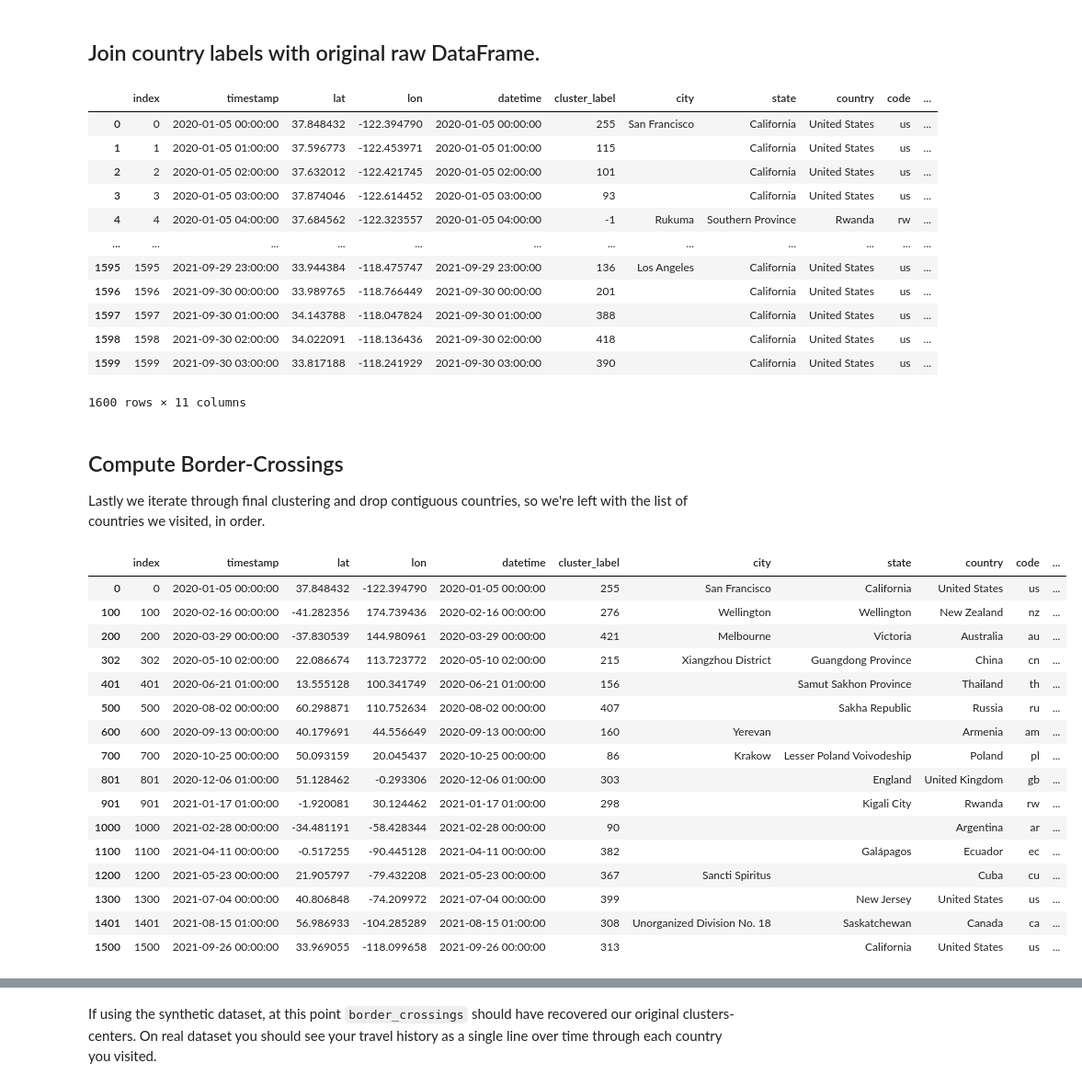
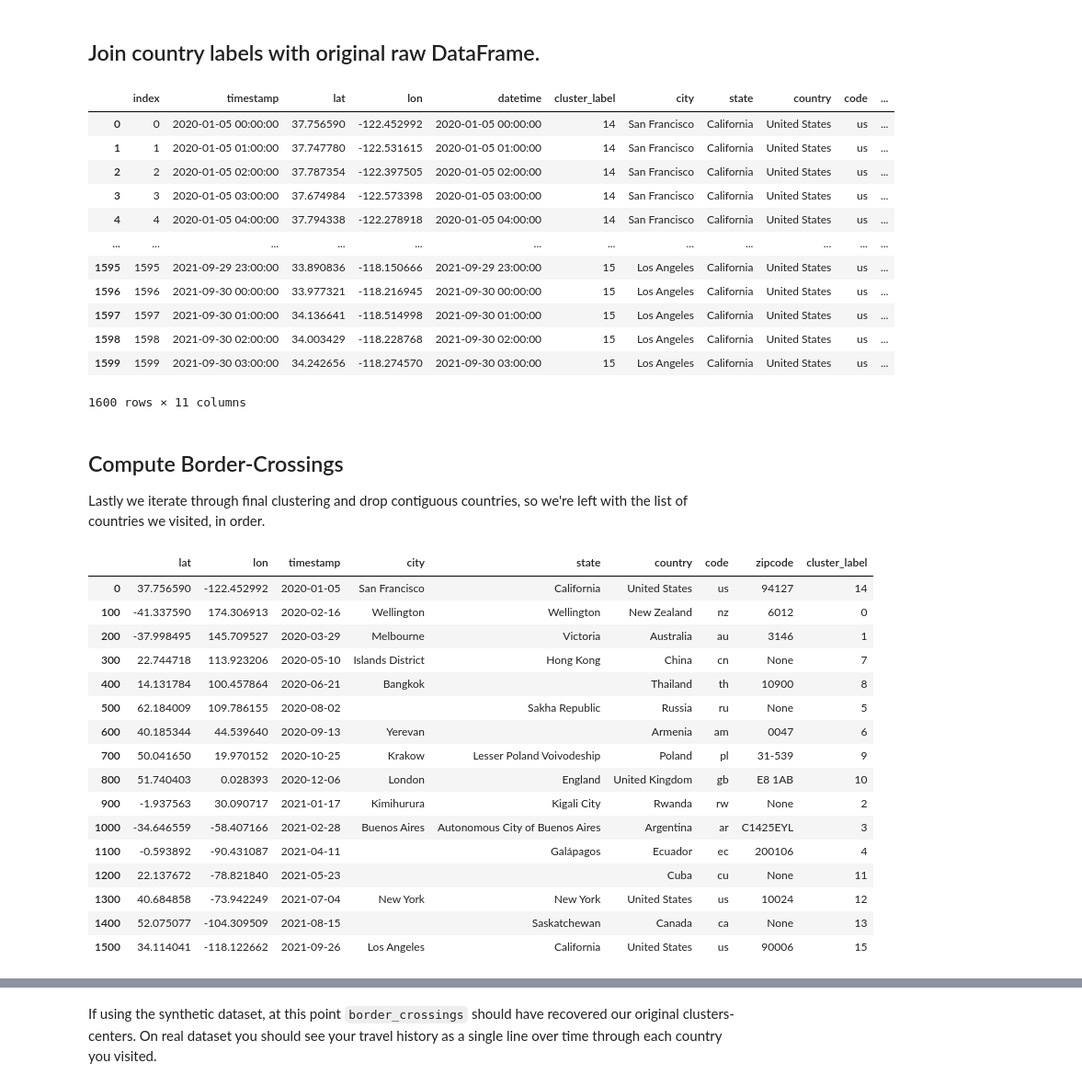
Before and after one commit to jscholz/gps_border_crossing, a Jupyter notebook: location_analyzer.ipynb, the cells around one changed output, grey strips where cells are left out. Shown at 92% size. Cells and saved outputs as stored; diff of their text form; code cells hidden in the pictures.

```diff
--- a/location_analyzer.ipynb
+++ b/location_analyzer.ipynb
@@ -411,7 +412,7 @@ def dbscan_reduce(
 ## Slice / Filter the dataset before clustering it
 # %%
 # Filter all data before the date we need.
-df_filtered = df_gps[df_gps.timestamp > '2018-01-01'].reset_index()
+df_filtered = df_gps[df_gps.timestamp > '2019-01-01'].reset_index()
 # df_filtered = df_gps  # No filtering
 df_filtered
 # %% [output]
@@ -502,7 +503,7 @@ plt.show()
 
 # First cluster the full gps location history data set coarsely, with epsilon=5km in radians.
 df_clusters, df_labeled, db = dbscan_reduce(
-    df_filtered, cluster_radius=1, min_cluster_size=2, min_samples=1)
+    df_filtered, cluster_radius=50, min_cluster_size=10, min_samples=1)
 df_clusters
 
 # Uncomment to visualize the clustering results:
@@ -641,17 +637,17 @@ df_final = df_labeled.join(
 df_final
 # %% [output]
 |  | index | timestamp | lat | lon | datetime | cluster_label | city | state | country | code | ... |
-| 0 | 0 | 2020-01-05 00:00:00 | 37.848432 | -122.394790 | 2020-01-05 00:00:00 | 255 | San Francisco | California | United States | us | ... |
-| 1 | 1 | 2020-01-05 01:00:00 | 37.596773 | -122.453971 | 2020-01-05 01:00:00 | 115 |  | California | United States | us | ... |
-| 2 | 2 | 2020-01-05 02:00:00 | 37.632012 | -122.421745 | 2020-01-05 02:00:00 | 101 |  | California | United States | us | ... |
-| 3 | 3 | 2020-01-05 03:00:00 | 37.874046 | -122.614452 | 2020-01-05 03:00:00 | 93 |  | California | United States | us | ... |
-| 4 | 4 | 2020-01-05 04:00:00 | 37.684562 | -122.323557 | 2020-01-05 04:00:00 | -1 | Rukuma | Southern Province | Rwanda | rw | ... |
+| 0 | 0 | 2020-01-05 00:00:00 | 37.756590 | -122.452992 | 2020-01-05 00:00:00 | 14 | San Francisco | California | United States | us | ... |
+| 1 | 1 | 2020-01-05 01:00:00 | 37.747780 | -122.531615 | 2020-01-05 01:00:00 | 14 | San Francisco | California | United States | us | ... |
+| 2 | 2 | 2020-01-05 02:00:00 | 37.787354 | -122.397505 | 2020-01-05 02:00:00 | 14 | San Francisco | California | United States | us | ... |
+| 3 | 3 | 2020-01-05 03:00:00 | 37.674984 | -122.573398 | 2020-01-05 03:00:00 | 14 | San Francisco | California | United States | us | ... |
+| 4 | 4 | 2020-01-05 04:00:00 | 37.794338 | -122.278918 | 2020-01-05 04:00:00 | 14 | San Francisco | California | United States | us | ... |
 | ... | ... | ... | ... | ... | ... | ... | ... | ... | ... | ... | ... |
-| 1595 | 1595 | 2021-09-29 23:00:00 | 33.944384 | -118.475747 | 2021-09-29 23:00:00 | 136 | Los Angeles | California | United States | us | ... |
-| 1596 | 1596 | 2021-09-30 00:00:00 | 33.989765 | -118.766449 | 2021-09-30 00:00:00 | 201 |  | California | United States | us | ... |
-| 1597 | 1597 | 2021-09-30 01:00:00 | 34.143788 | -118.047824 | 2021-09-30 01:00:00 | 388 |  | California | United States | us | ... |
-| 1598 | 1598 | 2021-09-30 02:00:00 | 34.022091 | -118.136436 | 2021-09-30 02:00:00 | 418 |  | California | United States | us | ... |
-| 1599 | 1599 | 2021-09-30 03:00:00 | 33.817188 | -118.241929 | 2021-09-30 03:00:00 | 390 |  | California | United States | us | ... |
+| 1595 | 1595 | 2021-09-29 23:00:00 | 33.890836 | -118.150666 | 2021-09-29 23:00:00 | 15 | Los Angeles | California | United States | us | ... |
+| 1596 | 1596 | 2021-09-30 00:00:00 | 33.977321 | -118.216945 | 2021-09-30 00:00:00 | 15 | Los Angeles | California | United States | us | ... |
+| 1597 | 1597 | 2021-09-30 01:00:00 | 34.136641 | -118.514998 | 2021-09-30 01:00:00 | 15 | Los Angeles | California | United States | us | ... |
+| 1598 | 1598 | 2021-09-30 02:00:00 | 34.003429 | -118.228768 | 2021-09-30 02:00:00 | 15 | Los Angeles | California | United States | us | ... |
+| 1599 | 1599 | 2021-09-30 03:00:00 | 34.242656 | -118.274570 | 2021-09-30 03:00:00 | 15 | Los Angeles | California | United States | us | ... |
 1600 rows × 11 columns
 # %% [markdown]
 ## Compute Border-Crossings
@@ -660,46 +656,51 @@ we're left with the list of countries we visited, in order.
 # %%
 import pickle
 import tqdm
 
 # Ensure the data is sorted by time so we can iterate for border-crossings.
 # df_final = df_final.sort_values(by=['timestamp']).reset_index()
 # df_final
 
-blacklist_clusters = [-1, 6]
+# If any clusters are bogus then disable them here:
+blacklist_clusters = []  # [-1, 6]
 
 cur = None
 border_crossings = []
 # for i, row in tqdm(df_final.iterrows()):
 for i, row in df_final.iterrows():
   c = row.country
   if c and c != cur and row.cluster_label not in blacklist_clusters:
     cur = c
     border_crossings.append(row)
 
 border_crossings = pd.DataFrame(border_crossings)
 
 columns_to_keep = [
   'lat', 'lon', 'timestamp', 'city', 'state', 'country', 'code', 'zipcode', 'cluster_label']
+
 border_crossings[columns_to_keep].reset_index().to_csv('border_crossings.csv')
-border_crossings
+
+# Print entire data-frame of border crossings
+with pd.option_context('display.max_rows', None, 'display.max_columns', None):
+  display(border_crossings[columns_to_keep])
 # %% [output]
-|  | index | timestamp | lat | lon | datetime | cluster_label | city | state | country | code | ... |
-| 0 | 0 | 2020-01-05 00:00:00 | 37.848432 | -122.394790 | 2020-01-05 00:00:00 | 255 | San Francisco | California | United States | us | ... |
-| 100 | 100 | 2020-02-16 00:00:00 | -41.282356 | 174.739436 | 2020-02-16 00:00:00 | 276 | Wellington | Wellington | New Zealand | nz | ... |
-| 200 | 200 | 2020-03-29 00:00:00 | -37.830539 | 144.980961 | 2020-03-29 00:00:00 | 421 | Melbourne | Victoria | Australia | au | ... |
-| 302 | 302 | 2020-05-10 02:00:00 | 22.086674 | 113.723772 | 2020-05-10 02:00:00 | 215 | Xiangzhou District | Guangdong Province | China | cn | ... |
-| 401 | 401 | 2020-06-21 01:00:00 | 13.555128 | 100.341749 | 2020-06-21 01:00:00 | 156 |  | Samut Sakhon Province | Thailand | th | ... |
-| 500 | 500 | 2020-08-02 00:00:00 | 60.298871 | 110.752634 | 2020-08-02 00:00:00 | 407 |  | Sakha Republic | Russia | ru | ... |
-| 600 | 600 | 2020-09-13 00:00:00 | 40.179691 | 44.556649 | 2020-09-13 00:00:00 | 160 | Yerevan |  | Armenia | am | ... |
-| 700 | 700 | 2020-10-25 00:00:00 | 50.093159 | 20.045437 | 2020-10-25 00:00:00 | 86 | Krakow | Lesser Poland Voivodeship | Poland | pl | ... |
-| 801 | 801 | 2020-12-06 01:00:00 | 51.128462 | -0.293306 | 2020-12-06 01:00:00 | 303 |  | England | United Kingdom | gb | ... |
-| 901 | 901 | 2021-01-17 01:00:00 | -1.920081 | 30.124462 | 2021-01-17 01:00:00 | 298 |  | Kigali City | Rwanda | rw | ... |
-| 1000 | 1000 | 2021-02-28 00:00:00 | -34.481191 | -58.428344 | 2021-02-28 00:00:00 | 90 |  |  | Argentina | ar | ... |
-| 1100 | 1100 | 2021-04-11 00:00:00 | -0.517255 | -90.445128 | 2021-04-11 00:00:00 | 382 |  | Galápagos | Ecuador | ec | ... |
-| 1200 | 1200 | 2021-05-23 00:00:00 | 21.905797 | -79.432208 | 2021-05-23 00:00:00 | 367 | Sancti Spiritus |  | Cuba | cu | ... |
-| 1300 | 1300 | 2021-07-04 00:00:00 | 40.806848 | -74.209972 | 2021-07-04 00:00:00 | 399 |  | New Jersey | United States | us | ... |
-| 1401 | 1401 | 2021-08-15 01:00:00 | 56.986933 | -104.285289 | 2021-08-15 01:00:00 | 308 | Unorganized Division No. 18 | Saskatchewan | Canada | ca | ... |
-| 1500 | 1500 | 2021-09-26 00:00:00 | 33.969055 | -118.099658 | 2021-09-26 00:00:00 | 313 |  | California | United States | us | ... |
+|  | lat | lon | timestamp | city | state | country | code | zipcode | cluster_label |
+| 0 | 37.756590 | -122.452992 | 2020-01-05 | San Francisco | California | United States | us | 94127 | 14 |
+| 100 | -41.337590 | 174.306913 | 2020-02-16 | Wellington | Wellington | New Zealand | nz | 6012 | 0 |
+| 200 | -37.998495 | 145.709527 | 2020-03-29 | Melbourne | Victoria | Australia | au | 3146 | 1 |
+| 300 | 22.744718 | 113.923206 | 2020-05-10 | Islands District | Hong Kong | China | cn | None | 7 |
+| 400 | 14.131784 | 100.457864 | 2020-06-21 | Bangkok |  | Thailand | th | 10900 | 8 |
+| 500 | 62.184009 | 109.786155 | 2020-08-02 |  | Sakha Republic | Russia | ru | None | 5 |
+| 600 | 40.185344 | 44.539640 | 2020-09-13 | Yerevan |  | Armenia | am | 0047 | 6 |
+| 700 | 50.041650 | 19.970152 | 2020-10-25 | Krakow | Lesser Poland Voivodeship | Poland | pl | 31-539 | 9 |
+| 800 | 51.740403 | 0.028393 | 2020-12-06 | London | England | United Kingdom | gb | E8 1AB | 10 |
+| 900 | -1.937563 | 30.090717 | 2021-01-17 | Kimihurura | Kigali City | Rwanda | rw | None | 2 |
+| 1000 | -34.646559 | -58.407166 | 2021-02-28 | Buenos Aires | Autonomous City of Buenos Aires | Argentina | ar | C1425EYL | 3 |
+| 1100 | -0.593892 | -90.431087 | 2021-04-11 |  | Galápagos | Ecuador | ec | 200106 | 4 |
+| 1200 | 22.137672 | -78.821840 | 2021-05-23 |  |  | Cuba | cu | None | 11 |
+| 1300 | 40.684858 | -73.942249 | 2021-07-04 | New York | New York | United States | us | 10024 | 12 |
+| 1400 | 52.075077 | -104.309509 | 2021-08-15 |  | Saskatchewan | Canada | ca | None | 13 |
+| 1500 | 34.114041 | -118.122662 | 2021-09-26 | Los Angeles | California | United States | us | 90006 | 15 |
 # %%
 # Plot border crossings
 
```
Also changed, not shown: parts of 15 cells of this notebook.
